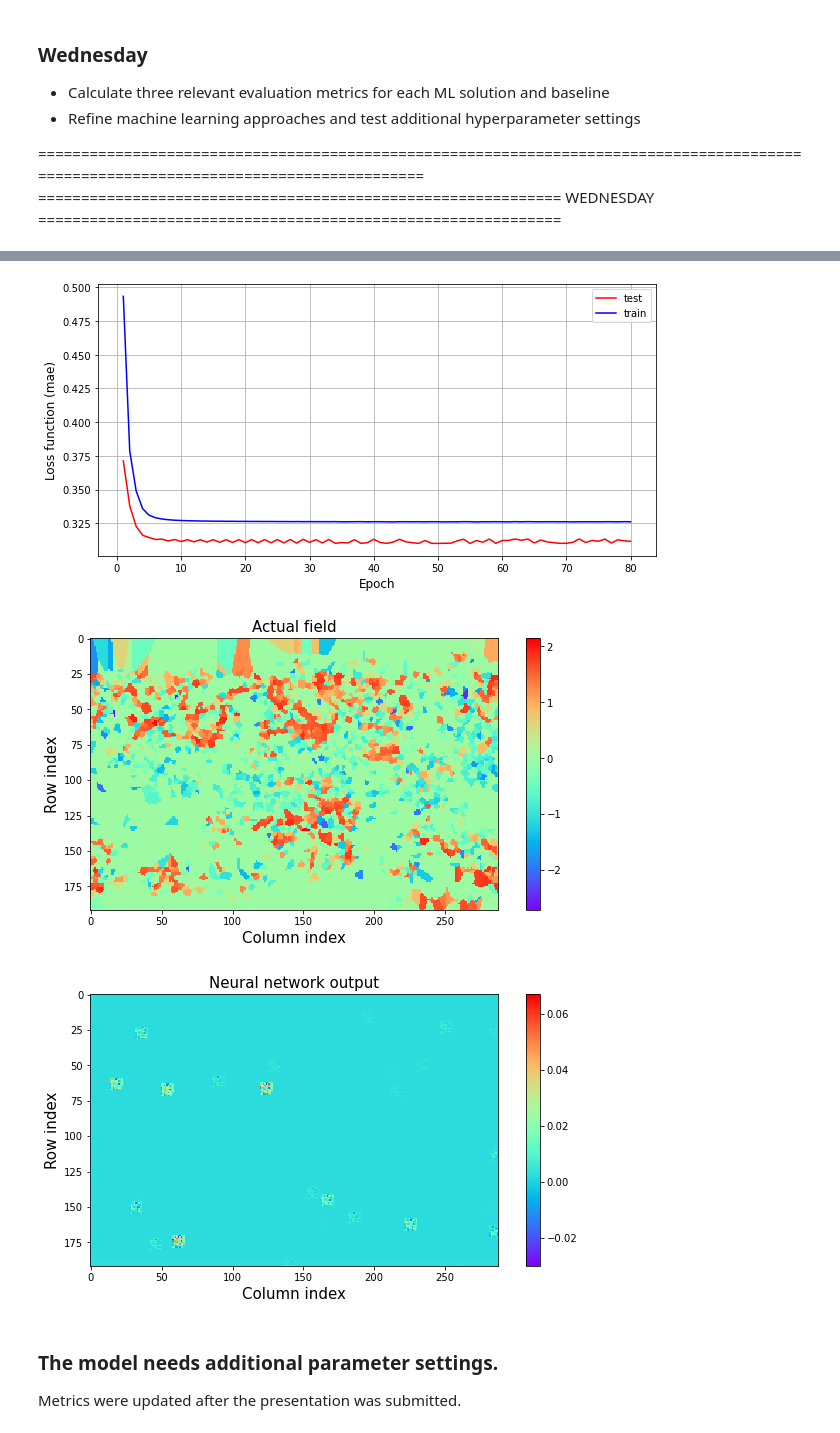
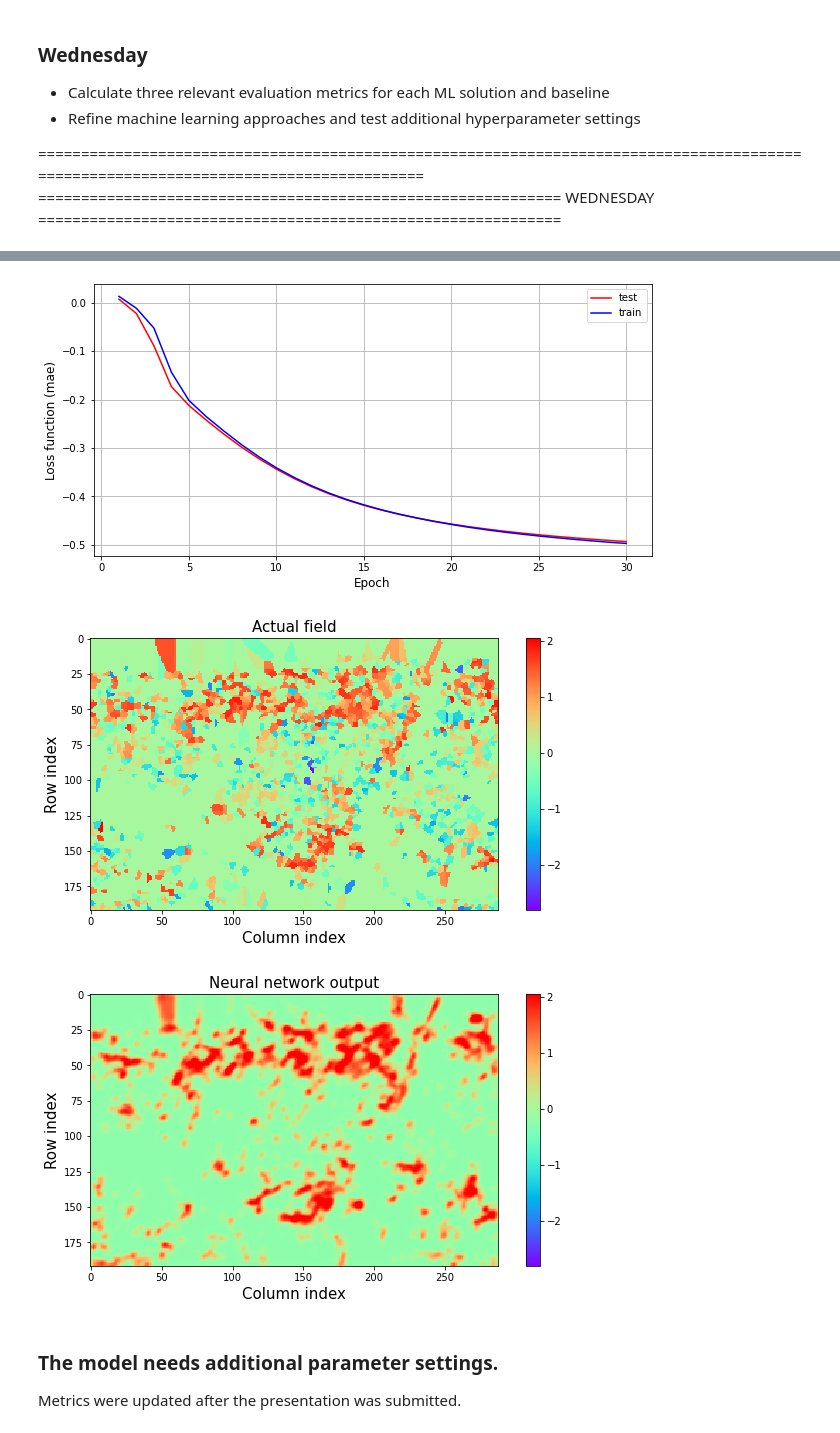
Before and after one commit to Dreamlone/Championships_and_hackathons, a Jupyter notebook: AI4ESS/Team 59 - Notebook - June 25.ipynb, the cells around one changed output, grey strips where cells are left out. Saved outputs shown, nothing was run; the diff lists cells and outputs as text; code cells hidden in the pictures.

```diff
--- a/AI4ESS/Team 59 - Notebook - June 25 (Final).ipynb
+++ b/AI4ESS/Team 59 - Notebook - June 25.ipynb
@@ -1543,6 +1543,13 @@ Number of combinations considered "time index" - "depth index" - 1376
 
 ======================================================================================================================================
 ============================================================= WEDNESDAY =============================================================
+# %%
+X_mtrain = np.load('./micro_models/base/X_mtrain.npy')
+y_mtrain = np.load('./micro_models/base/y_mtrain.npy')
+X_mdelayed = np.load('./micro_models/base/X_mdelayed.npy')
+y_mdelayed = np.load('./micro_models/base/y_mdelayed.npy')
+train_keys = np.load('./micro_models/base/train_keys.npy')
+test_keys = np.load('./micro_models/base/test_keys.npy')
 # %%
 # Split into a training sample and a validation sample
 shape = X_mtrain.shape
@@ -1573,29 +1580,33 @@ from keras import backend as K
 # The CNN input contains data of the following dimensions
 input_img = Input(shape=(192, 288, 8))
 
-x = Conv2D(32, (8, 8), activation='relu', padding = 'same', kernel_initializer='he_normal')(input_img)
+x = Conv2D(30, (6, 6), activation='tanh', padding = 'same', kernel_initializer='he_normal')(input_img)
 x = MaxPooling2D((1, 1), padding='same')(x)
-x = Conv2D(16, (2, 2), activation='relu', padding='same', kernel_initializer='he_normal')(x)
+x = Conv2D(6, (2, 2), activation='relu', padding='same', kernel_initializer='he_normal')(x)
+x = MaxPooling2D((2, 2), padding='same')(x)
+x = Conv2D(4, (2, 2), activation='relu', padding='same', kernel_initializer='he_normal')(x)
 encoded = Conv2D(1, (2, 2), activation='relu', padding='same')(x)
 
-##########################################################################################################
-# The autoencoder was not very accurate, so there is no representation through a lower-dimensional space #
-##########################################################################################################
+###################
+# The autoencoder #
+###################
 
-input_encoded = Input(shape=(192, 288, 1))
-x = Conv2D(16, (2, 2), activation='relu', padding='same', kernel_initializer='he_normal')(input_encoded)
+input_encoded = Input(shape=(96, 144, 1))
+x = Conv2D(4, (2, 2), activation='relu', padding='same', kernel_initializer='he_normal')(input_encoded)
 x = UpSampling2D((1, 1), interpolation='bilinear')(x)
+x = Conv2D(6, (2, 2), activation='relu', padding='same', kernel_initializer='he_normal')(input_encoded)
+x = UpSampling2D((2, 2), interpolation='bilinear')(x)
 x = Dropout(0.2)(x)
-x = Conv2D(32, (8, 8), activation='relu', padding='same', kernel_initializer='he_normal')(x)
+x = Conv2D(30, (6, 6), activation='tanh', padding='same', kernel_initializer='he_normal')(x)
 decoded = Conv2D(1, (1, 1), activation='linear', padding='same')(x)
 
 encoder = Model(input_img, encoded, name="encoder")
 decoder = Model(input_encoded, decoded, name="decoder")
 autoencoder = Model(input_img, decoder(encoder(input_img)), name="autoencoder")
-autoencoder.compile(loss = 'mae', optimizer = 'sgd', metrics = ['mse', 'mae'])
+autoencoder.compile(loss = tf.keras.losses.CosineSimilarity(axis=1), optimizer = 'sgd', metrics = ['mse', 'mae'])
 autoencoder.summary()
 
-hist = autoencoder.fit(X_train, y_train, shuffle=False, validation_data = (X_test, y_test), epochs = 80)
+hist = autoencoder.fit(X_train, y_train, shuffle=False, validation_data = (X_test, y_test), epochs = 30)
 # %% [output]
 Model: "autoencoder"
 _________________________________________________________________
@@ -1633,38 +1644,38 @@ rcParams['figure.figsize'] = 10, 5
 plt.plot(epochs, res_val_loss, c = 'red', label = 'test')
 plt.plot(epochs, res_loss, c = 'blue', label = 'train')
 plt.legend(loc = 'best')
 plt.ylabel('Loss function (mae)', fontsize = 12)
 plt.xlabel('Epoch', fontsize = 12)
 plt.grid()
 plt.show()
 
 # Example of how values are restored (Actual matrix VS Output from CNN)
-num = 29
+num = 9
 mat = y_mdelayed[num, :, :, 0]
 vmin = np.min(mat)
 vmax = np.max(mat)
 plt.imshow(mat, interpolation='nearest', cmap='rainbow', vmin = vmin, vmax = vmax)
 plt.title('Actual field', fontsize = 15)
 plt.xlabel('Column index', fontsize = 15)
 plt.ylabel('Row index', fontsize = 15)
 plt.colorbar()
 plt.show()
 
 # Для тестовой выборки делаем предсказания
 predicted = autoencoder.predict(X_mdelayed)
 matrix_predicted = np.array(predicted[num])
 matrix_predicted = matrix_predicted[:,:,0]
 
-plt.imshow(matrix_predicted, interpolation='nearest', cmap='rainbow')
+plt.imshow(matrix_predicted, interpolation='nearest', cmap='rainbow', vmin = vmin, vmax = vmax)
 plt.title('Neural network output', fontsize = 15)
 plt.xlabel('Column index', fontsize = 15)
 plt.ylabel('Row index', fontsize = 15)
 plt.colorbar()
 plt.show()
 # %% [output]
-[figure, old version]
+[figure, new version]
-[figure, old version]
+[figure, new version]
-[figure, old version]
+[figure, new version]
 # %% [markdown]
 ### The model needs additional parameter settings.
 
```
Also changed, not shown: parts of 5 cells of this notebook.
